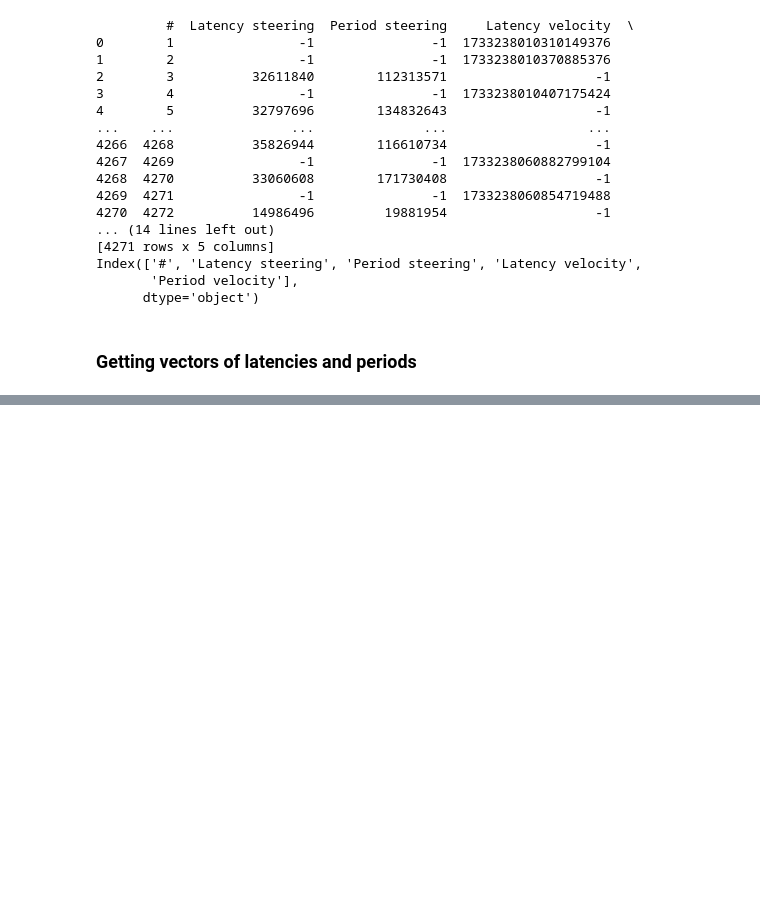
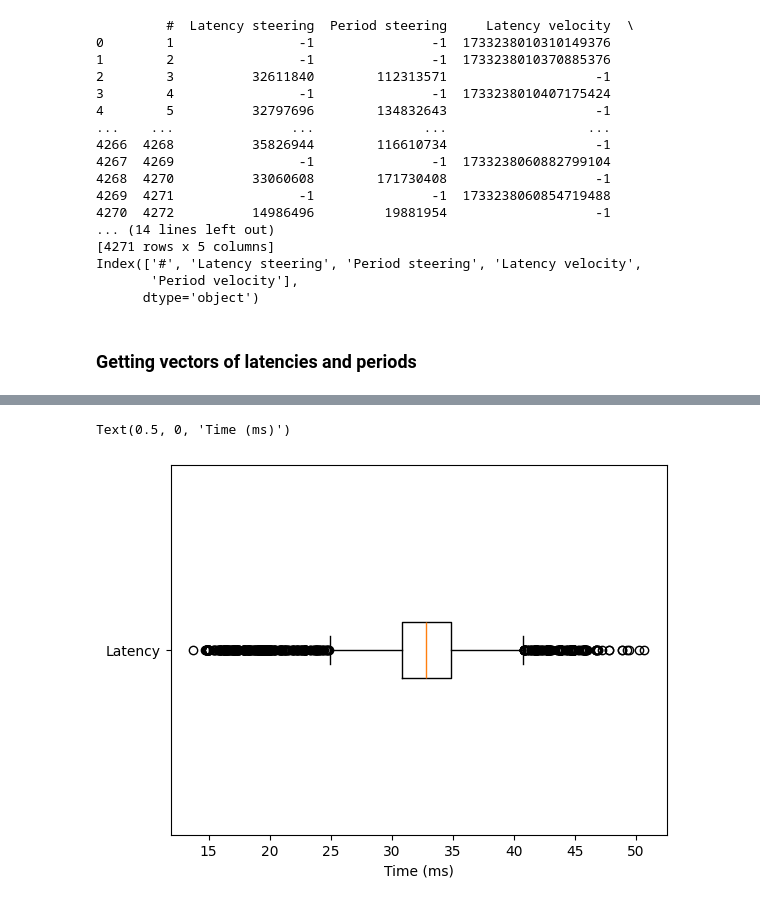
Before and after one commit to LMA-FEM-UNICAMP/microAutoware-Latency-Evaluator, a Jupyter notebook: utils/latency_processing.ipynb, the cells around one changed output, grey strips where cells are left out. Saved outputs shown, nothing was run; the diff lists cells and outputs as text; code cells hidden in the pictures; blank space fills up the shorter version.

Commit message:
Steering with timestamp and velocity with sim time to latency evaluation

```diff
--- a/utils/latency_processing.ipynb
+++ b/utils/latency_processing.ipynb
@@ -119,0 +118,8 @@ plt.grid()
+# %%
+plt.figure()
+plt.boxplot([steering_latency/1e6],vert=False)
+plt.yticks([1],['Latency'])
+plt.xlabel('Time (ms)')
+# %% [output]
+Text(0.5, 0, 'Time (ms)')
+[figure, added]
```
Also changed, not shown: parts of 4 cells of this notebook.
